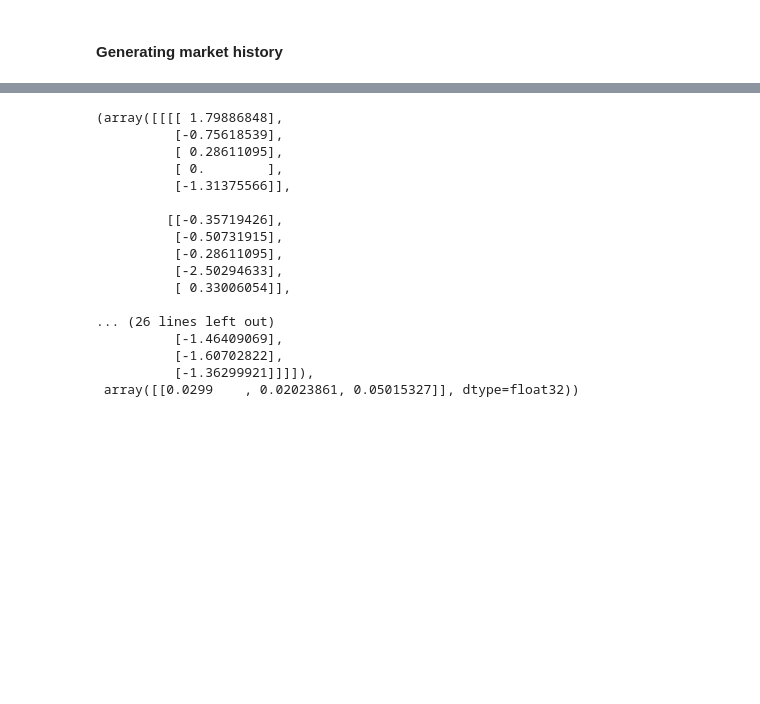
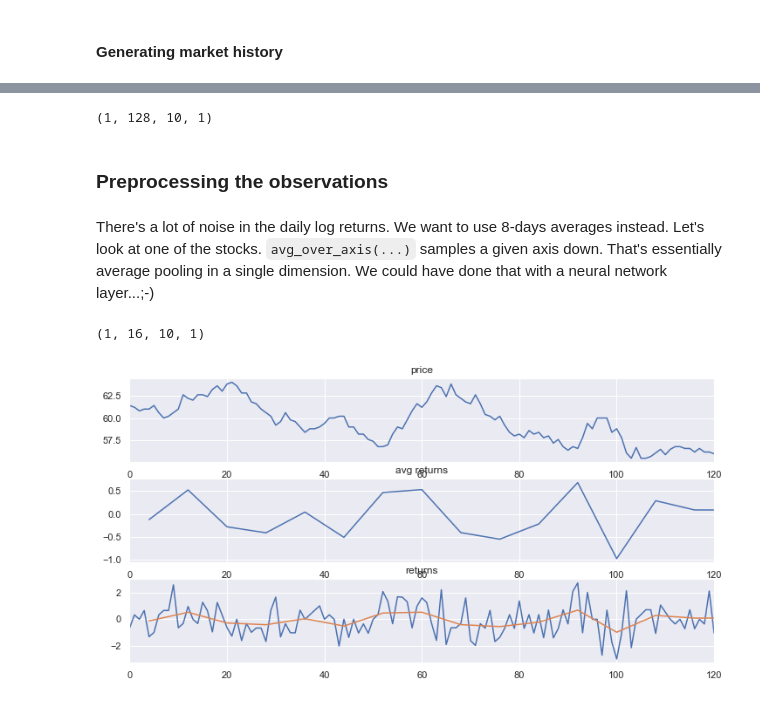
Before and after one commit to smurve/financials, a Jupyter notebook: Market_with_Inertia.ipynb, the cells around one changed output, grey strips where cells are left out. Drawn from its saved outputs; the diff is of its cells as text; code cells hidden in the pictures; blank space fills up the shorter version.

````diff
--- a/Market_with_Inertia.ipynb
+++ b/Market_with_Inertia.ipynb
@@ -244,6 +267,6 @@ env = MarketEnvironment(
     market = market,
     return_scale = 100,
     weight_scale = .1,
-    n_hist = 7,
+    n_hist = 128,
     portfolio = [4e5, 3e5, 3e5],
-    t_init = 7)
+    t_init = 0)
@@ -253,3 +273,4 @@ t= 1000
 # %%
-env.step([.3, .2, .5])
+observation = env.step([.3, .2, .5])
+observation
 # %% [output]
@@ -269,21 +294,36 @@ env.step([.3, .2, .5])
 # %%
 # Note that ```state()``` returns values scaled for training efficiency
-env.state()
+state = env.state()[0]#[0]
+np.shape(state)
 # %% [output]
-(array([[[[ 1.79886848],
-          [-0.75618539],
-          [ 0.28611095],
-          [ 0.        ],
-          [-1.31375566]],
-
-         [[-0.35719426],
-          [-0.50731915],
-          [-0.28611095],
-          [-2.50294633],
-          [ 0.33006054]],
-
-... (26 lines left out)
-          [-1.46409069],
-          [-1.60702822],
-          [-1.36299921]]]]),
- array([[0.0299    , 0.02023861, 0.05015327]], dtype=float32))
+(1, 128, 10, 1)
+# %% [markdown]
+### Preprocessing the observations
+# %% [markdown]
+There's a lot of noise in the daily log returns. We want to use 8-days averages instead. Let's look at one of the stocks.
+```avg_over_axis(...)``` samples a given axis down. That's essentially average pooling in a single dimension. We could have done that with a neural network layer...;-)
+# %%
+means = avg_over_axis(state, axis=1, section=8)
+means.shape
+# %% [output]
+(1, 16, 10, 1)
+# %%
+index = 2
+test=state[0, :, index, 0]
+
+# data  = [charts]
+# chart = [curve]
+# curve = [xy]
+# xy = array(float) or xy = array(float), array(float)
+single = np.squeeze(means).T[index]
+charts = [
+    [[data[0][index][:128]]],
+    [[4+8*np.array(range(16)), single]],
+    [
+        [test],
+        [4+8*np.array(range(16)), np.mean(test.reshape(16, 8), axis=-1)]
+    ]
+]
+plot_many(3,1,12,6, charts, titles=['price', 'avg returns', 'returns'], xlim=(0, 120));
+# %% [output]
+[figure, added]
````
Also changed, not shown: parts of 20 cells of this notebook, 14 other files.
